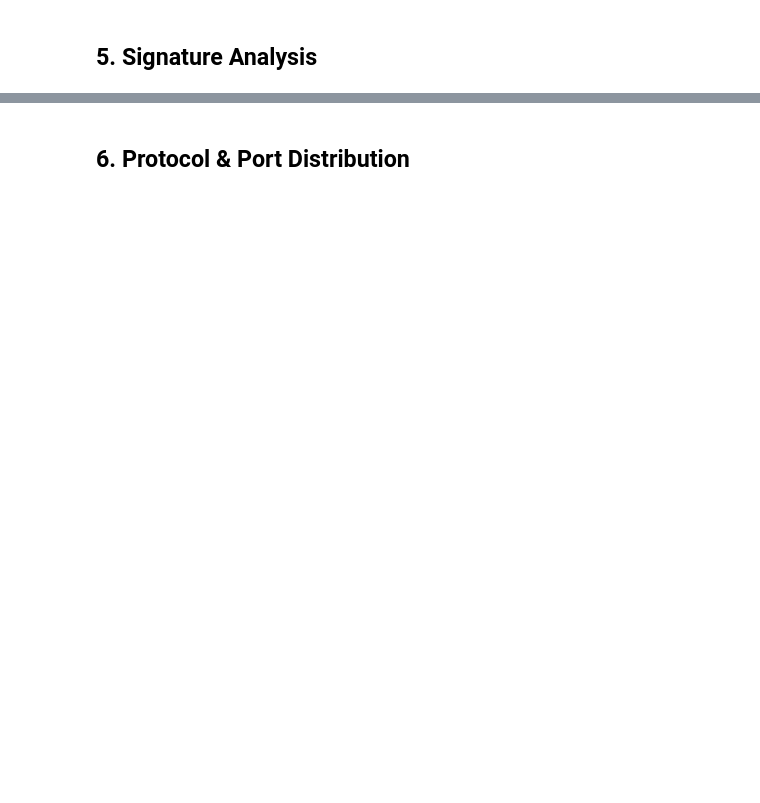
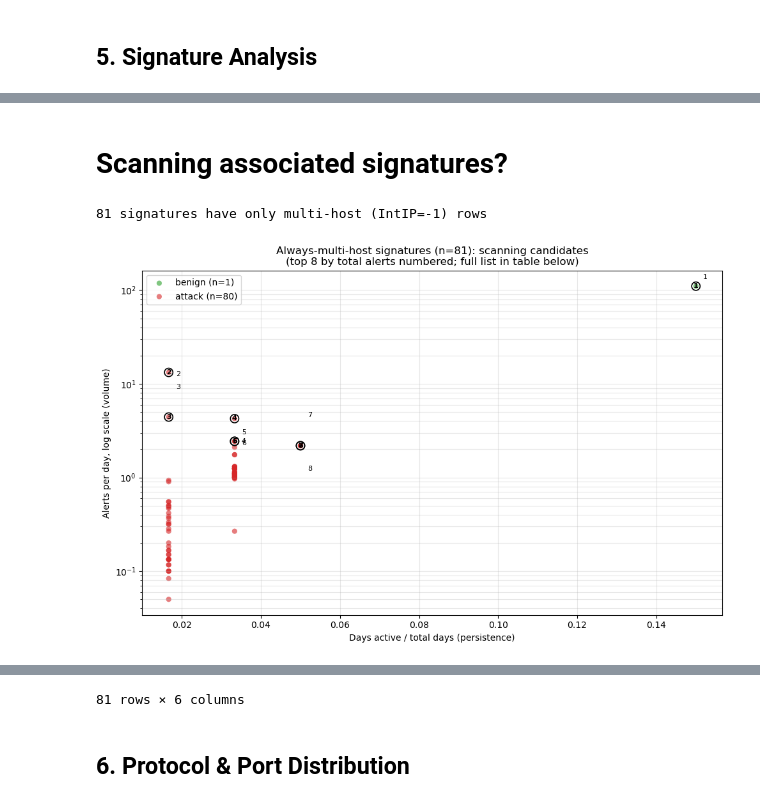
Before and after one commit to annaneliaa/msc-thesis, a Jupyter notebook: src/thesis/notebooks/inspect_cscas_dataset.ipynb, the cells around one changed output, grey strips where cells are left out. Drawn from its saved outputs; the diff is of its cells as text; code cells hidden in the pictures; blank space fills up the shorter version.

```diff
--- a/src/thesis/notebooks/inspect_cscas_dataset.ipynb
+++ b/src/thesis/notebooks/inspect_cscas_dataset.ipynb
@@ -165,0 +257,73 @@ plt.show()
+# %% [markdown]
+# Scanning associated signatures?
+# %%
+# Signatures whose alert groups *always* collapse multiple internal hosts
+# into one row (IntIP=-1 on every occurrence) are candidate scanning
+# signatures -- a single alert group spanning many hosts looks like "probe
+# many targets", not "one host got hit repeatedly". Which are they, how
+# often do they appear, in what volume, and for which class?
+known_ip_df = df[df['IntIP'] != '-1']
+host_counts = known_ip_df.groupby('SignatureID')['IntIP'].nunique()
+fully_collapsed = sig_class.index.difference(host_counts.index)
+print(f'{len(fully_collapsed)} signatures have only multi-host (IntIP=-1) rows')
+
+scanning_sub = df[df['SignatureID'].isin(fully_collapsed)]
+scanning_sigs = (
+    scanning_sub.groupby(['SignatureID', 'SignatureText'])
+    .agg(total_alerts=('AlertCount', 'sum'), row_count=('Label', 'count'))
+    .reset_index()
+    .set_index('SignatureID')
+)
+scanning_sigs['sig_class'] = sig_class.reindex(scanning_sigs.index)
+scanning_sigs['alerts_per_day'] = sig_rate.reindex(scanning_sigs.index)
+scanning_sigs['days_active_frac'] = sig_days_active_frac.reindex(scanning_sigs.index)
+scanning_sigs = scanning_sigs.sort_values('total_alerts', ascending=False)
+
+N_LABEL = 8  # top-N by total_alerts get a numbered marker + table row
+
+fig, ax = plt.subplots(figsize=(10, 6.5))
+for cls, color in [('benign', 'tab:green'), ('attack', 'tab:red')]:
+    grp = scanning_sigs[scanning_sigs['sig_class'] == cls]
+    ax.scatter(grp['days_active_frac'], grp['alerts_per_day'], color=color, alpha=0.6,
+               edgecolors='none', s=35, label=f'{cls} (n={len(grp)})')
+
+# Numbered markers instead of raw text -- avoids overlap and long strings.
+top = scanning_sigs.head(N_LABEL).reset_index()
+texts = []
+for i, row in top.iterrows():
+    x, y = row['days_active_frac'], row['alerts_per_day']
+    ax.scatter([x], [y], facecolors='none', edgecolors='black', s=90, linewidths=1.2, zorder=5)
+    t = ax.annotate(str(i + 1), (x, y), fontsize=8, fontweight='bold',
+                     ha='center', va='center', zorder=6)
+    texts.append(ax.annotate(str(i + 1), (x, y), fontsize=8, xytext=(6, 6),
+                              textcoords='offset points'))
+
+try:
+    from adjustText import adjust_text
+    adjust_text(texts, arrowprops=dict(arrowstyle='-', color='gray', lw=0.5))
+except ImportError:
+    # Fallback: spread labels vertically by rank so they don't stack.
+    for i, t in enumerate(texts):
+        t.set_position((8, 8 + (i % 4) * 12 * (1 if i % 2 == 0 else -1)))
+
+ax.set_yscale('log')
+ax.set_xlabel('Days active / total days (persistence)')
+ax.set_ylabel('Alerts per day, log scale (volume)')
+ax.set_title(f'Always-multi-host signatures (n={len(scanning_sigs)}): scanning candidates\n'
+             f'(top {N_LABEL} by total alerts numbered; full list in table below)')
+ax.grid(alpha=0.3, which='both')
+ax.legend(loc='upper left')
+plt.tight_layout()
+plt.show()
+
+# Mapping table for the numbered markers, plus full results below.
+top_display = top.copy()
+top_display.index = top_display.index + 1
+top_display.index.name = '#'
+print(top_display[['SignatureText', 'sig_class', 'total_alerts', 'alerts_per_day', 'days_active_frac']]
+      .to_string())
+
+scanning_sigs[['SignatureText', 'sig_class', 'row_count', 'total_alerts', 'alerts_per_day', 'days_active_frac']]
+# %% [output]
+81 signatures have only multi-host (IntIP=-1) rows
+[figure, added]
@@ -166,3 +353,4 @@ plt.show()
+81 rows × 6 columns
 # %% [markdown]
 ## 6. Protocol & Port Distribution
 # %%
```
Also changed, not shown: parts of 78 cells of this notebook, 4 other files.
